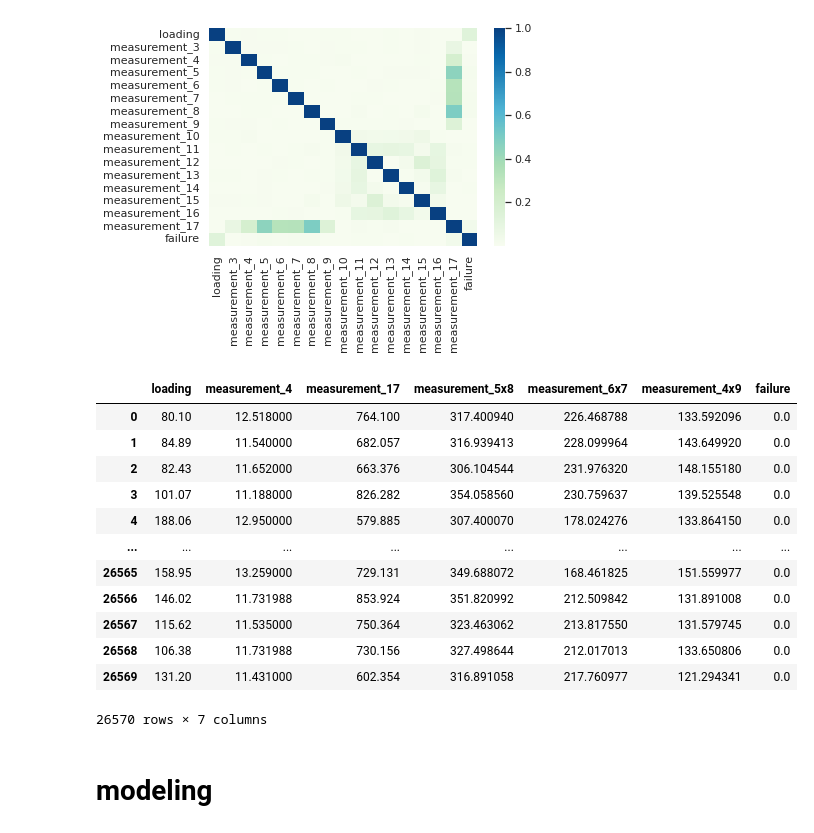
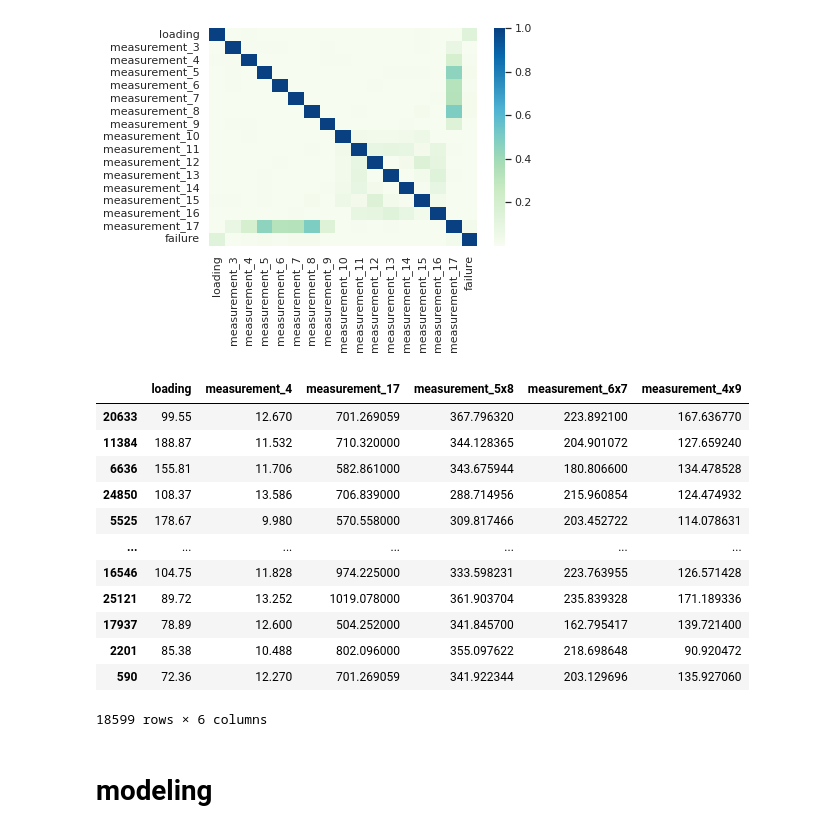
Before and after one commit to indhra/2019, a Jupyter notebook: playgroundseries-aug22.ipynb, the cells around one changed output. Saved outputs shown, nothing was run; the diff lists cells and outputs as text; code cells hidden in the pictures.

```diff
--- a/playgroundseries-aug22.ipynb
+++ b/playgroundseries-aug22.ipynb
@@ -492,12 +492,18 @@ sub_df['measurement_4x9'] = sub_df['measurement_4'] *sub_df['measurement_9']
 
 
 
+from sklearn.preprocessing import KBinsDiscretizer as kb
+# sub_df['measurement_17'] = kb(n_bins=100).fit_transform(np.array(sub_df['measurement_17'].values).reshape(-1,1))
+# sub_df['loading'] = kb(n_bins=100).fit_transform(np.array(sub_df['loading'].values).reshape(-1,1))
+
+
 new_extraCols = [ 'measurement_16','measurement_15','measurement_12','measurement_11','measurement_14','measurement_10',
                  'measurement_13','measurement_7','measurement_3','measurement_5','measurement_6','measurement_8']
-koools = ['product_code','attribute_1','attribute_0','attribute_2','attribute_3',]
-colums = ['loading','measurement_4','measurement_17', 'measurement_5x8', 'measurement_6x7', 'measurement_4x9','failure']
+target = ['product_code','attribute_1','attribute_0','attribute_2','attribute_3',]
+colums = ['loading','measurement_4','measurement_17', 'measurement_5x8', 'measurement_6x7', 'measurement_4x9']
+target = ['failure']
 
-
+colums = colums + target
 # colums = ['loading','failure']
 # colums = sorted(list(set(colums+new_extraCols)))
 sub_df = sub_df[colums]
@@ -507,8 +513,8 @@ for kol in colums:
 
 sub_df = sub_df.dropna().reset_index(drop=True)
 # sub_df = sub_df.ffill().bfill().reset_index(drop=True)
-inputs = sub_df.iloc[:,:-1].values
-outputs = sub_df.iloc[:,-1].values
+inputs = sub_df.iloc[:,:-1]#.values
+outputs = sub_df.iloc[:,-1]#.values
 
 
 train_inputs, test_inputs, train_outputs,test_outputs = train_test_split(inputs,outputs,
@@ -516,26 +522,30 @@ train_inputs, test_inputs, train_outputs,test_outputs = train_test_split(inputs,
 # %%
 # len(train_inputs)
 # train_outputs
 # # list(range(2,25))
 # # print(sub_df.head())
 # print(sub_df)
 colums
 train_inputs
-sub_df
+# sub_df
+# kbs = kb(n_bins=100)
+# kbs.fit((sub_df['measurement_17'].values).reshape(-1,1))
+# xx = kbs.transform((sub_df['measurement_17'].values).reshape(-1,1))
+# xx
 # %% [output]
-|  | loading | measurement_4 | measurement_17 | measurement_5x8 | measurement_6x7 | measurement_4x9 | failure |
-| 0 | 80.10 | 12.518000 | 764.100 | 317.400940 | 226.468788 | 133.592096 | 0.0 |
-| 1 | 84.89 | 11.540000 | 682.057 | 316.939413 | 228.099964 | 143.649920 | 0.0 |
-| 2 | 82.43 | 11.652000 | 663.376 | 306.104544 | 231.976320 | 148.155180 | 0.0 |
-| 3 | 101.07 | 11.188000 | 826.282 | 354.058560 | 230.759637 | 139.525548 | 0.0 |
-| 4 | 188.06 | 12.950000 | 579.885 | 307.400070 | 178.024276 | 133.864150 | 0.0 |
-| ... | ... | ... | ... | ... | ... | ... | ... |
-| 26565 | 158.95 | 13.259000 | 729.131 | 349.688072 | 168.461825 | 151.559977 | 0.0 |
-| 26566 | 146.02 | 11.731988 | 853.924 | 351.820992 | 212.509842 | 131.891008 | 0.0 |
-| 26567 | 115.62 | 11.535000 | 750.364 | 323.463062 | 213.817550 | 131.579745 | 0.0 |
-| 26568 | 106.38 | 11.731988 | 730.156 | 327.498644 | 212.017013 | 133.650806 | 0.0 |
-| 26569 | 131.20 | 11.431000 | 602.354 | 316.891058 | 217.760977 | 121.294341 | 0.0 |
+|  | loading | measurement_4 | measurement_17 | measurement_5x8 | measurement_6x7 | measurement_4x9 |
+| 20633 | 99.55 | 12.670 | 701.269059 | 367.796320 | 223.892100 | 167.636770 |
+| 11384 | 188.87 | 11.532 | 710.320000 | 344.128365 | 204.901072 | 127.659240 |
+| 6636 | 155.81 | 11.706 | 582.861000 | 343.675944 | 180.806600 | 134.478528 |
+| 24850 | 108.37 | 13.586 | 706.839000 | 288.714956 | 215.960854 | 124.474932 |
+| 5525 | 178.67 | 9.980 | 570.558000 | 309.817466 | 203.452722 | 114.078631 |
+| ... | ... | ... | ... | ... | ... | ... |
+| 16546 | 104.75 | 11.828 | 974.225000 | 333.598231 | 223.763955 | 126.571428 |
+| 25121 | 89.72 | 13.252 | 1019.078000 | 361.903704 | 235.839328 | 171.189336 |
+| 17937 | 78.89 | 12.600 | 504.252000 | 341.845700 | 162.795417 | 139.721400 |
+| 2201 | 85.38 | 10.488 | 802.096000 | 355.097622 | 218.698648 | 90.920472 |
+| 590 | 72.36 | 12.270 | 701.269059 | 341.922344 | 203.129696 | 135.927060 |
-26570 rows × 7 columns
+18599 rows × 6 columns
 # %% [markdown]
 # modeling
 # %%
```
Also changed, not shown: parts of 8 cells of this notebook.
